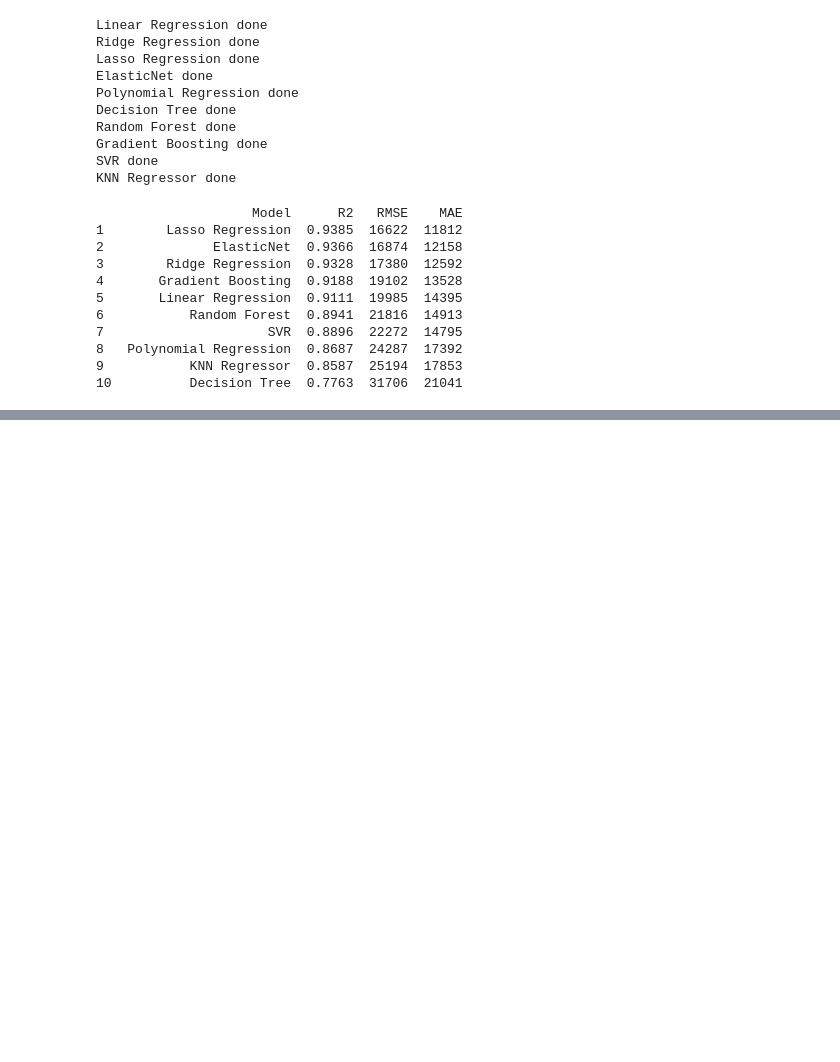
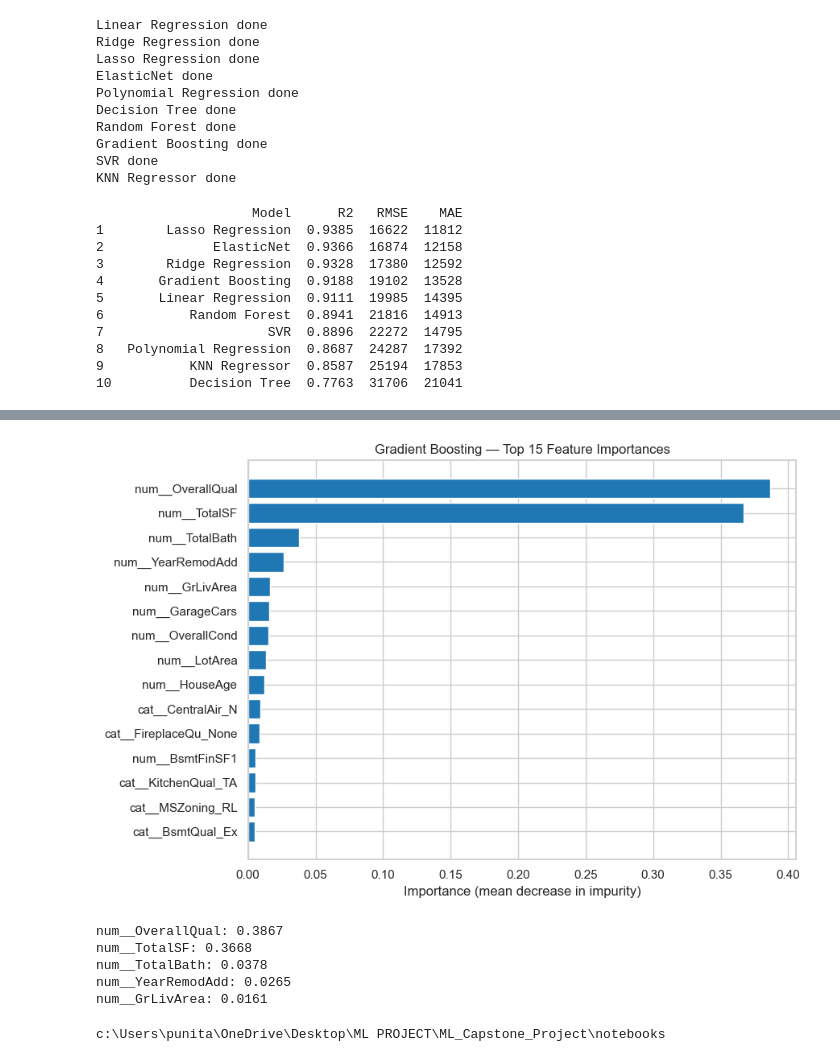
Before and after one commit to Anuja1307/ML_Capstone_Project, a Jupyter notebook: notebooks/regression.ipynb, the cells around one changed output, grey strips where cells are left out. Drawn from its saved outputs; the diff is of its cells as text; code cells hidden in the pictures; blank space fills up the shorter version.

```diff
--- a/notebooks/regression.ipynb
+++ b/notebooks/regression.ipynb
@@ -337,0 +453,33 @@ print(results_df.to_string())
+# %%
+gb = fitted['Gradient Boosting']
+importances = gb.named_steps['model'].feature_importances_
+
+try:
+    names = gb.named_steps['prep'].get_feature_names_out()
+except Exception:
+    names = np.array([f"feature_{i}" for i in range(len(importances))])
+
+order = np.argsort(importances)[-15:]
+
+plt.figure(figsize=(9, 6))
+plt.barh(range(len(order)), importances[order], color='tab:blue')
+plt.yticks(range(len(order)), [names[i] for i in order])
+plt.xlabel('Importance (mean decrease in impurity)')
+plt.title('Gradient Boosting — Top 15 Feature Importances')
+plt.tight_layout()
+plt.show()
+
+for i in reversed(order[-5:]):
+    print(f"{names[i]}: {importances[i]:.4f}")
+# %% [output]
+[figure, added]
+num__OverallQual: 0.3867
+num__TotalSF: 0.3668
+num__TotalBath: 0.0378
+num__YearRemodAdd: 0.0265
+num__GrLivArea: 0.0161
+# %%
+import os
+print(os.getcwd())
+# %% [output]
+c:\Users\punita\OneDrive\Desktop\ML PROJECT\ML_Capstone_Project\notebooks
```
Also changed, not shown: parts of 9 cells of this notebook.
